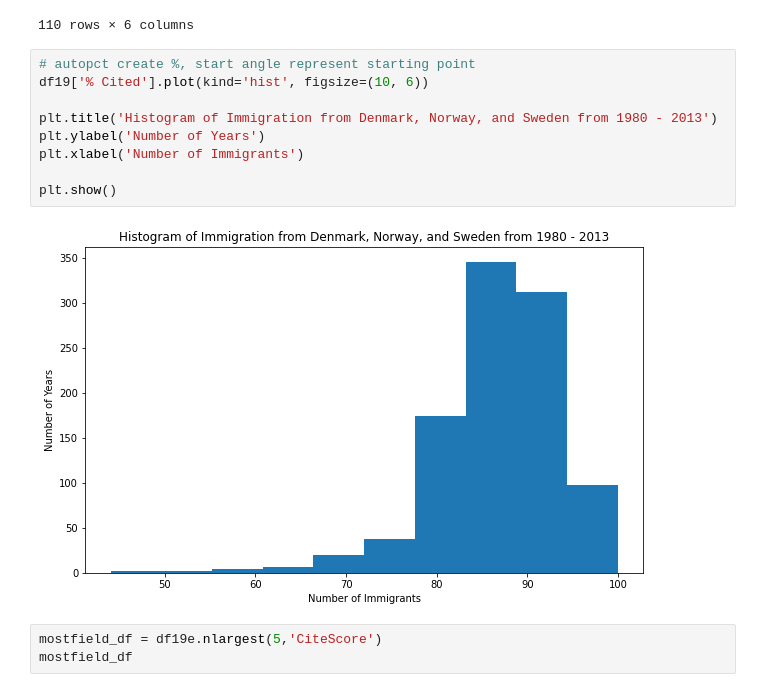
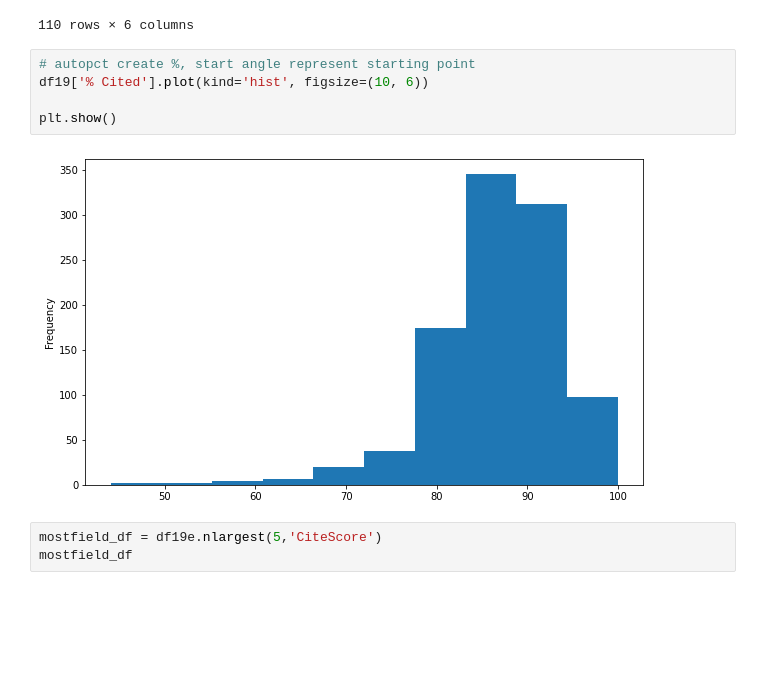
Before and after one commit to christedjo28/H8_36, a Jupyter notebook: Final_Project.ipynb, the cells around one changed output. Cells and saved outputs as stored; diff of their text form; blank space fills up the shorter version.

```diff
--- a/Final_Project.ipynb
+++ b/Final_Project.ipynb
@@ -220,14 +227,10 @@ df_pub.head(200)
 # %%
 # autopct create %, start angle represent starting point
 df19['% Cited'].plot(kind='hist', figsize=(10, 6))
 
-plt.title('Histogram of Immigration from Denmark, Norway, and Sweden from 1980 - 2013')
-plt.ylabel('Number of Years')
-plt.xlabel('Number of Immigrants')
-
 plt.show()
 # %% [output]
-[figure, old version]
+[figure, new version]
 # %%
 mostfield_df = df19e.nlargest(5,'CiteScore')
 mostfield_df
```
Also changed, not shown: parts of 8 cells of this notebook.
